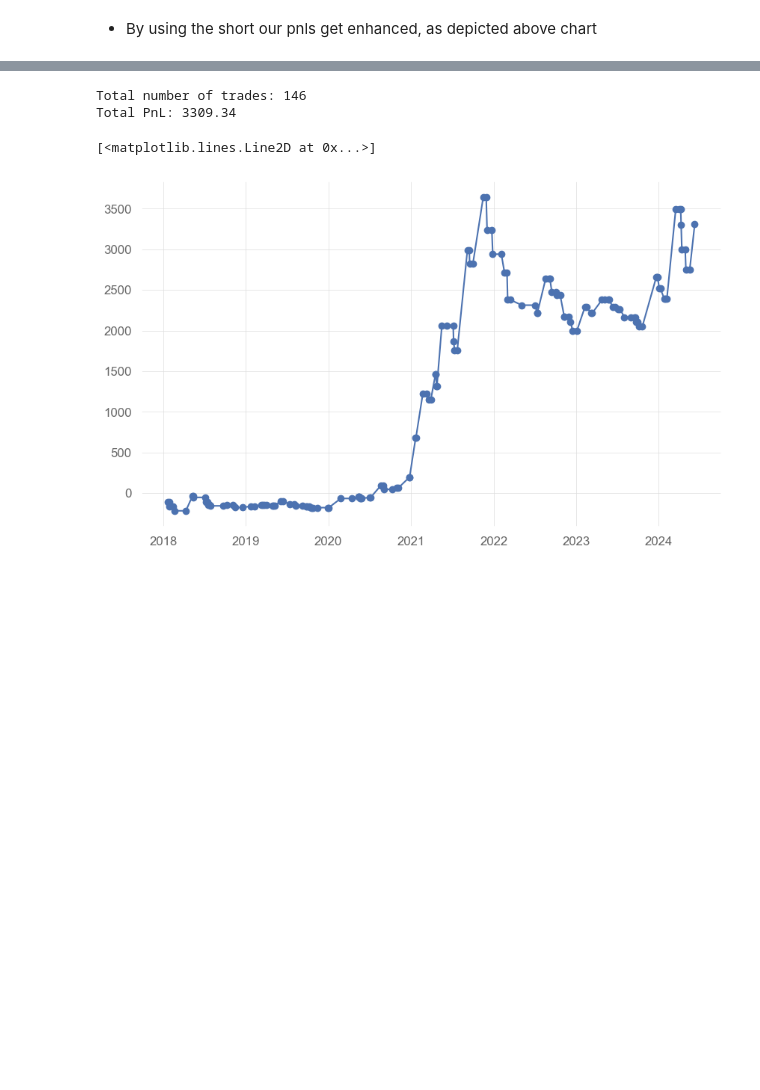
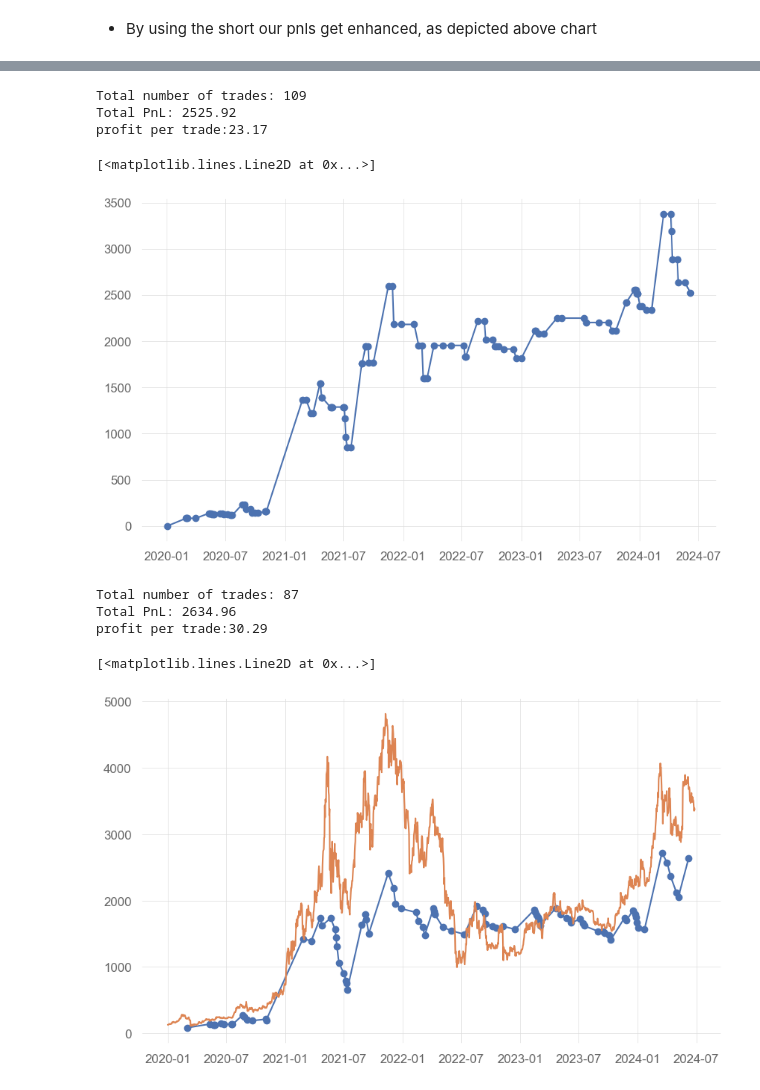
Before and after one commit to raza141/RL-Project, a Jupyter notebook: Crypto/indicator_and_strategy/mean_reversion_strategy.ipynb, the cells around one changed output, grey strips where cells are left out. Saved outputs shown, nothing was run; the diff lists cells and outputs as text; code cells hidden in the pictures; blank space fills up the shorter version.

Commit message:
adding mean_reversion strategy

```diff
--- a/Crypto/indicator_and_strategy/mean_reversion_strategy.ipynb
+++ b/Crypto/indicator_and_strategy/mean_reversion_strategy.ipynb
@@ -285,9 +297,52 @@ for i in range(len(eth.Close)):
 
 print(f"Total number of trades: {len(pnls)}")
 print(f"Total PnL: {np.cumsum(pnls)[-1]:.2f}")
+print(f"profit per trade:{np.mean(pnls):.2f}")
 plt.plot(dates, np.cumsum(pnls), '-o')
 # %% [output]
-Total number of trades: 146
-Total PnL: 3309.34
+Total number of trades: 109
+Total PnL: 2525.92
+profit per trade:23.17
 [<matplotlib.lines.Line2D at 0x...>]
-[figure, old version]
+[figure, new version]
+# %%
+#  enhace the strategy using the hard exit (taking the profit with percetage e.g. 5%) and aviode the repetitive trade and take long only position
+
+inpos = 0   # Track position (0: no position, 1: long, -1: short)
+entry = 0   # Entry price
+pnls = []   # profit and loss of each trade
+dates = []  # date of trade
+
+for i in range(len(eth.Close)):
+    price = eth.Close[i]
+    ma = eth.ma[i]
+
+    # validating the ma is not naa
+
+    if np.isnan(ma):
+        continue
+
+    if inpos == 0:
+        # long entry
+        if price > ma:
+            inpos = 1
+            entry = price
+
+    elif inpos == 1:
+        # long exit
+        if price < ma and eth.Close[1-i] > eth.ma[1-i] or ((entry - price) / price * inpos > 0.015):
+            inpos = 0
+            pnls.append(price - entry)
+            dates.append(eth.index[i])
+
+print(f"Total number of trades: {len(pnls)}")
+print(f"Total PnL: {np.cumsum(pnls)[-1]:.2f}")
+print(f"profit per trade:{np.mean(pnls):.2f}")
+plt.plot(dates, np.cumsum(pnls), '-o')
+plt.plot(eth.Close)
+# %% [output]
+Total number of trades: 87
+Total PnL: 2634.96
+profit per trade:30.29
+[<matplotlib.lines.Line2D at 0x...>]
+[figure, added]
```
Also changed, not shown: parts of 4 cells of this notebook, 1 other file.
